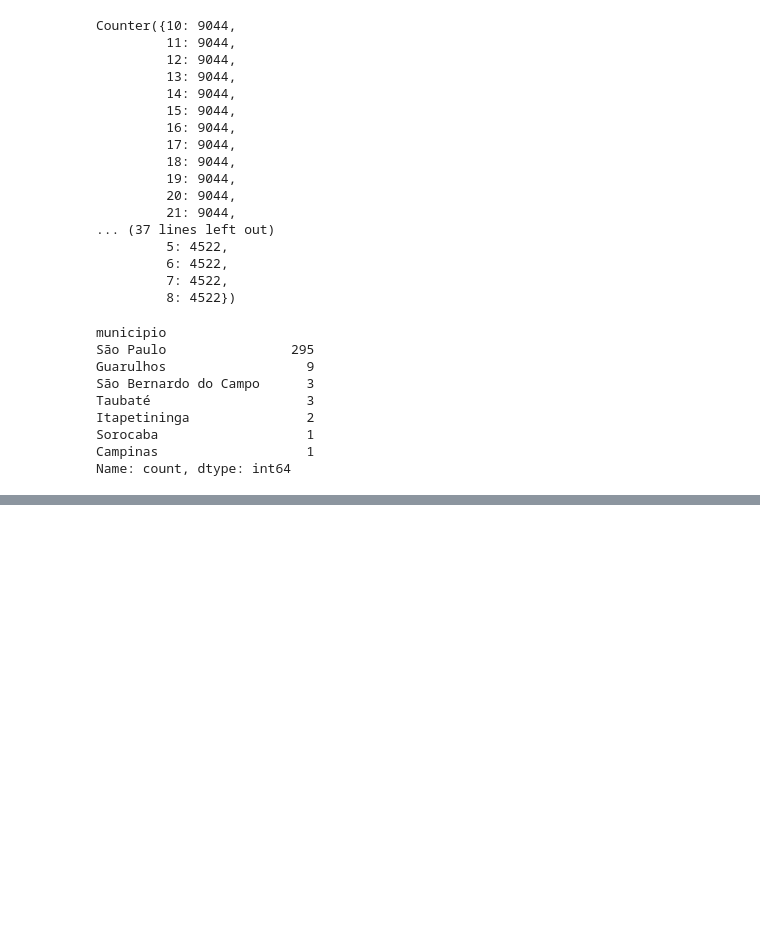
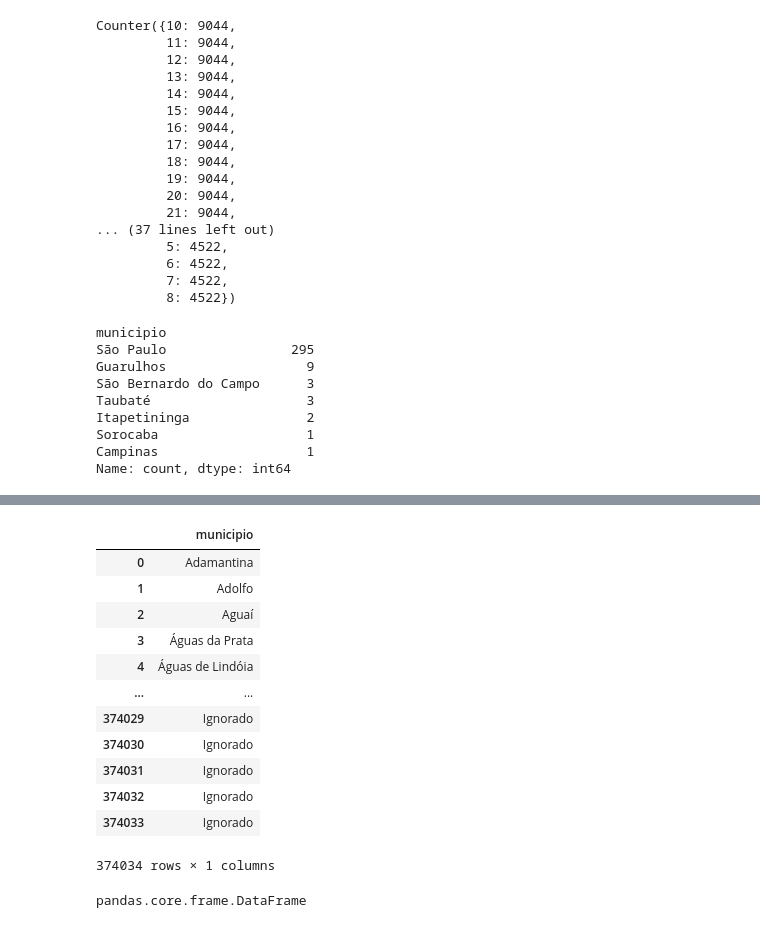
Before and after one commit to marcosfreiresantos/python-analise-de-dados, a Jupyter notebook: fundamentos_python.ipynb, the cells around one changed output, grey strips where cells are left out. Cells and saved outputs as stored; diff of their text form; code cells hidden in the pictures; blank space fills up the shorter version.

```diff
--- a/fundamentos_python.ipynb
+++ b/fundamentos_python.ipynb
@@ -412,0 +470,5 @@ Name: count, dtype: int64
+# %%
+# Transformando uma "series" em array
+
+y = covid_sp_alterado.iloc[:, 1].values
+y
@@ -412,0 +478,5 @@ Name: count, dtype: int64
+# %%
+# Transformando um array em uma lista
+
+lista_y = list(y.flatten())
+lista_y
@@ -412,0 +501,21 @@ Name: count, dtype: int64
+# %%
+df = pd.DataFrame(lista_y, columns=['municipio'])
+df
+# %% [output]
+|  | municipio |
+| 0 | Adamantina |
+| 1 | Adolfo |
+| 2 | Aguaí |
+| 3 | Águas da Prata |
+| 4 | Águas de Lindóia |
+| ... | ... |
+| 374029 | Ignorado |
+| 374030 | Ignorado |
+| 374031 | Ignorado |
+| 374032 | Ignorado |
+| 374033 | Ignorado |
+374034 rows × 1 columns
+# %%
+type(df)
+# %% [output]
+pandas.core.frame.DataFrame
```
Also changed, not shown: parts of 10 cells of this notebook.
